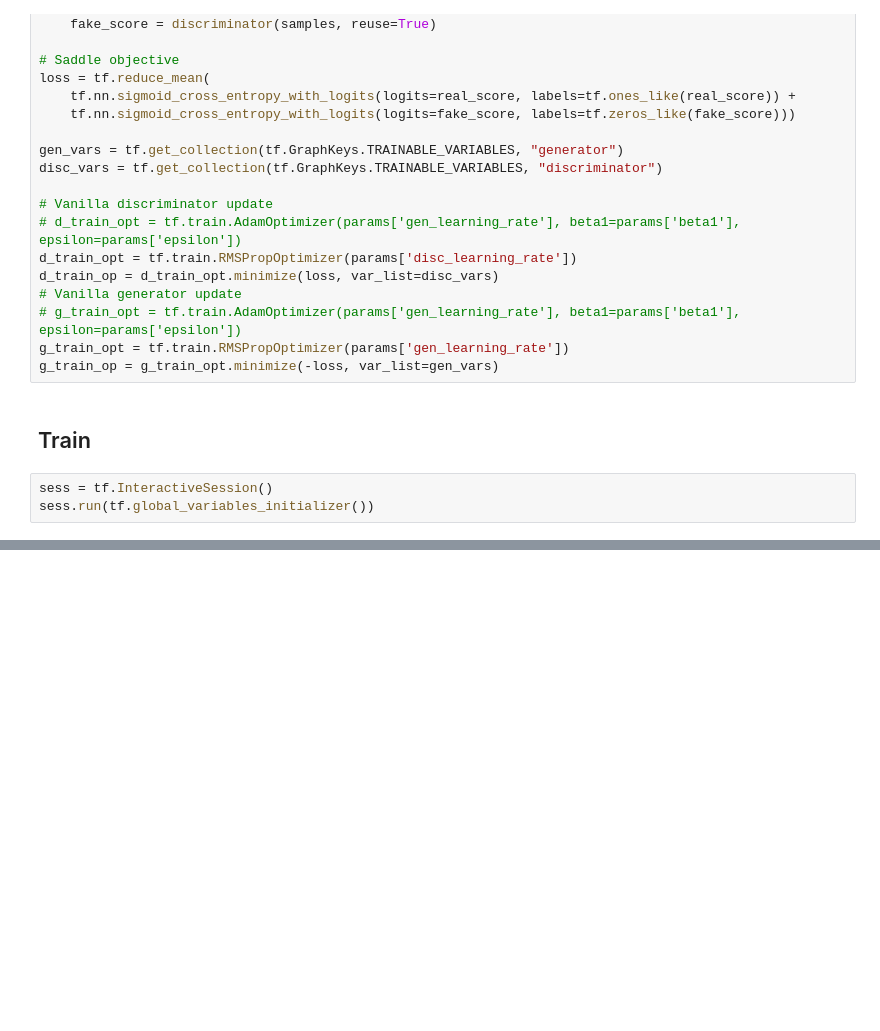
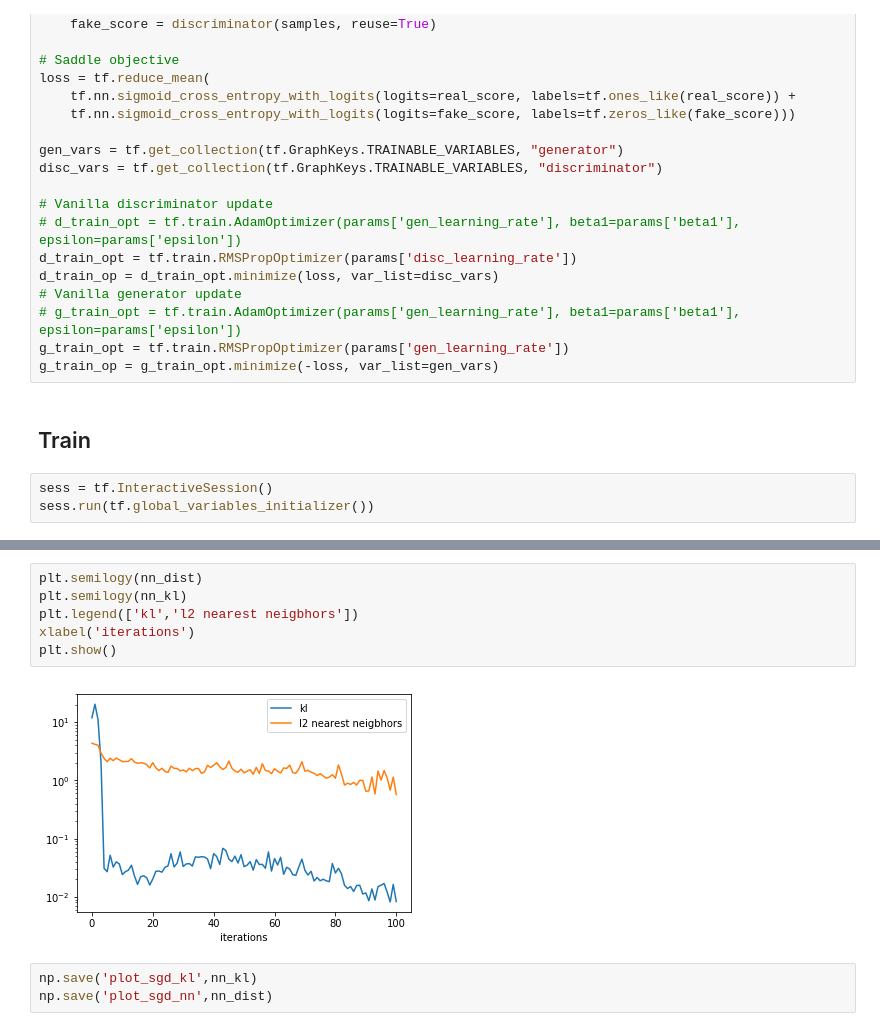
Before and after one commit to bruno-31/diff-game, a Jupyter notebook: rmsprop-gan.ipynb, the cells around one changed output, grey strips where cells are left out. Cells and saved outputs as stored; diff of their text form; blank space fills up the shorter version.

```diff
--- a/rmsprop-gan.ipynb
+++ b/rmsprop-gan.ipynb
@@ -136,0 +191,11 @@ gcf().tight_layout()
+# %%
+plt.semilogy(nn_dist)
+plt.semilogy(nn_kl)
+plt.legend(['kl','l2 nearest neigbhors'])
+xlabel('iterations')
+plt.show()
+# %% [output]
+[figure, added]
+# %%
+np.save('plot_sgd_kl',nn_kl)
+np.save('plot_sgd_nn',nn_dist)
```
Also changed, not shown: parts of 4 cells of this notebook, 18 other files.
